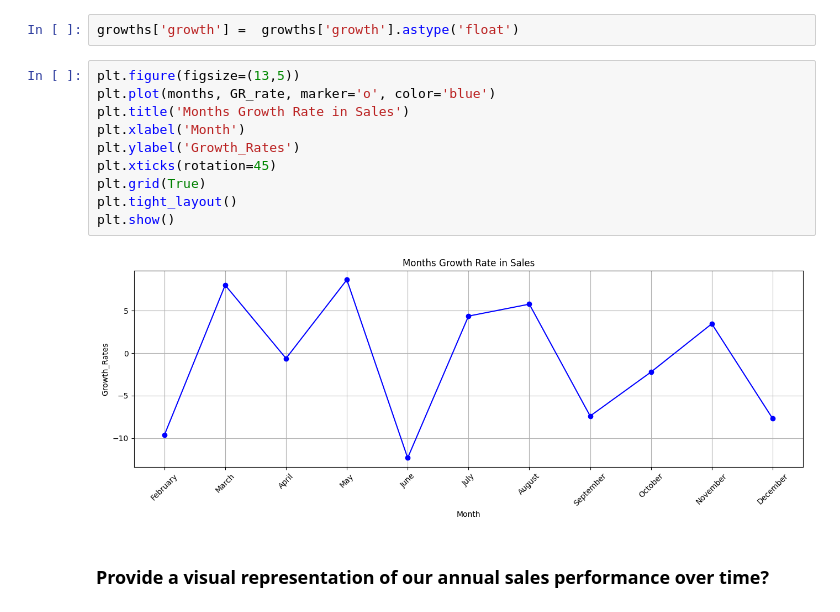
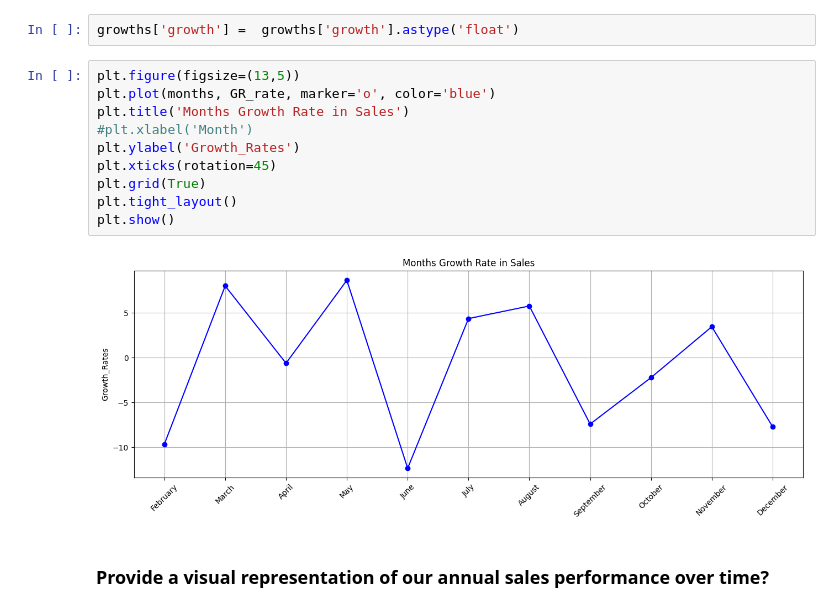
Before and after one commit to Manishkumar902/Swift-market, a Jupyter notebook: test.ipynb, the cells around one changed output. Saved outputs shown, nothing was run; the diff lists cells and outputs as text.

```diff
--- a/test.ipynb
+++ b/test.ipynb
@@ -778,15 +778,15 @@ growths['growth'] =  growths['growth'].astype('float')
 # %%
 plt.figure(figsize=(13,5))
 plt.plot(months, GR_rate, marker='o', color='blue')
 plt.title('Months Growth Rate in Sales')
-plt.xlabel('Month')
+#plt.xlabel('Month')
 plt.ylabel('Growth_Rates')
 plt.xticks(rotation=45)
 plt.grid(True)
 plt.tight_layout()
 plt.show()
 # %% [output]
-[figure, old version]
+[figure, new version]
 # %% [markdown]
 ### Provide a visual representation of our annual sales performance over time?
 # %%
```
Also changed, not shown: parts of 1 cell of this notebook.
